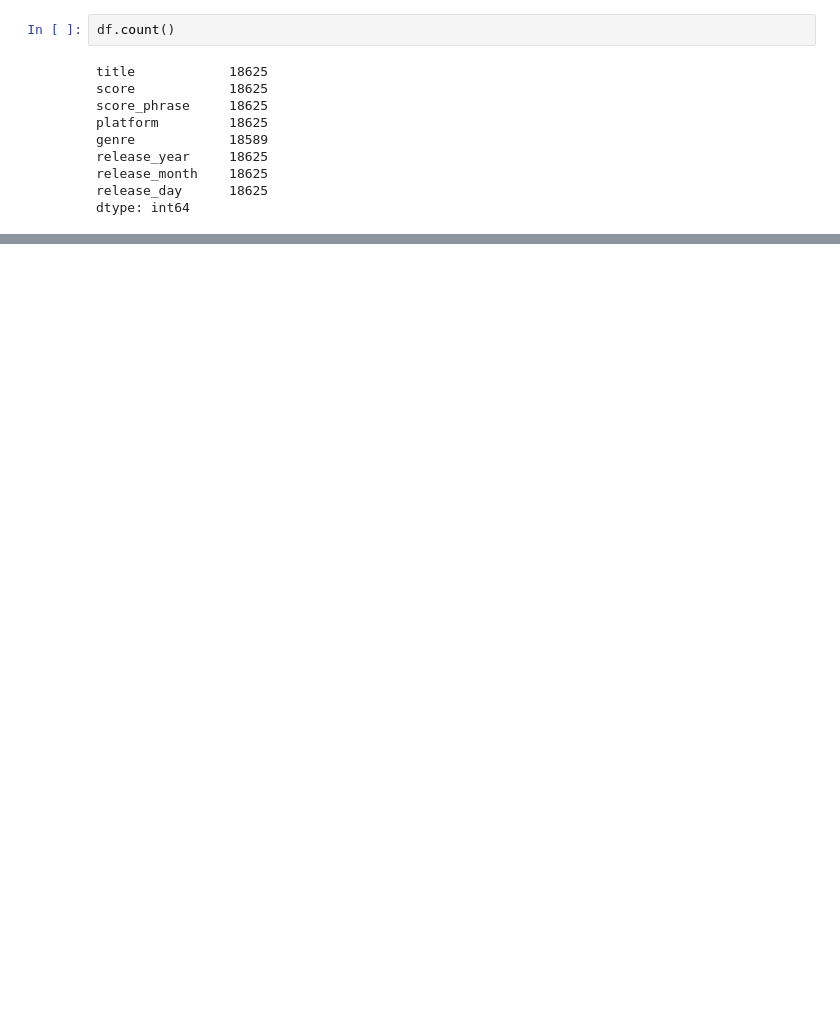
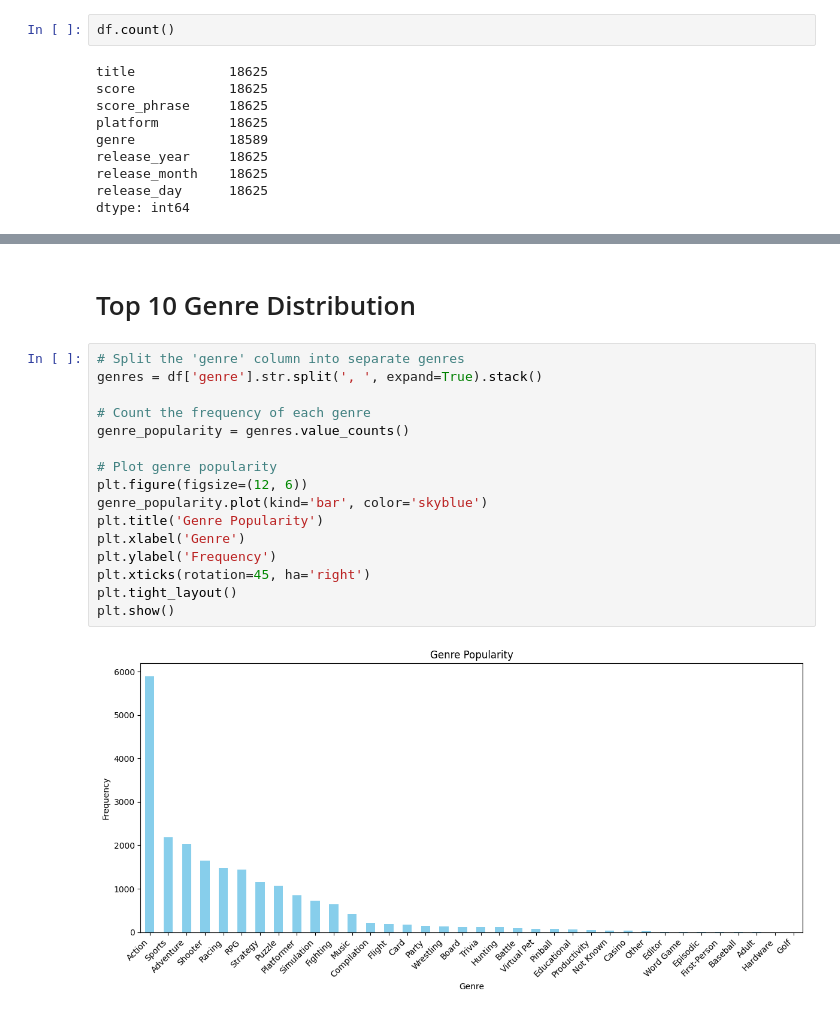
Before and after one commit to nikhilbansal23/IGN-Games-Analytics, a Jupyter notebook: ign-games-analytics.ipynb, the cells around one changed output, grey strips where cells are left out. Saved outputs shown, nothing was run; the diff lists cells and outputs as text; blank space fills up the shorter version.

```diff
--- a/ign-games-analytics.ipynb
+++ b/ign-games-analytics.ipynb
@@ -53,0 +169,20 @@ array([1999, 2011, 2001, 2008, 2013, 2014, 2015, 2016, 2000, 2010, 1998,
+# %% [markdown]
+# Top 10 Genre Distribution
+# %%
+# Split the 'genre' column into separate genres
+genres = df['genre'].str.split(', ', expand=True).stack()
+
+# Count the frequency of each genre
+genre_popularity = genres.value_counts()
+
+# Plot genre popularity
+plt.figure(figsize=(12, 6))
+genre_popularity.plot(kind='bar', color='skyblue')
+plt.title('Genre Popularity')
+plt.xlabel('Genre')
+plt.ylabel('Frequency')
+plt.xticks(rotation=45, ha='right')
+plt.tight_layout()
+plt.show()
+# %% [output]
+[figure, added]
```
Also changed, not shown: parts of 30 cells of this notebook.
